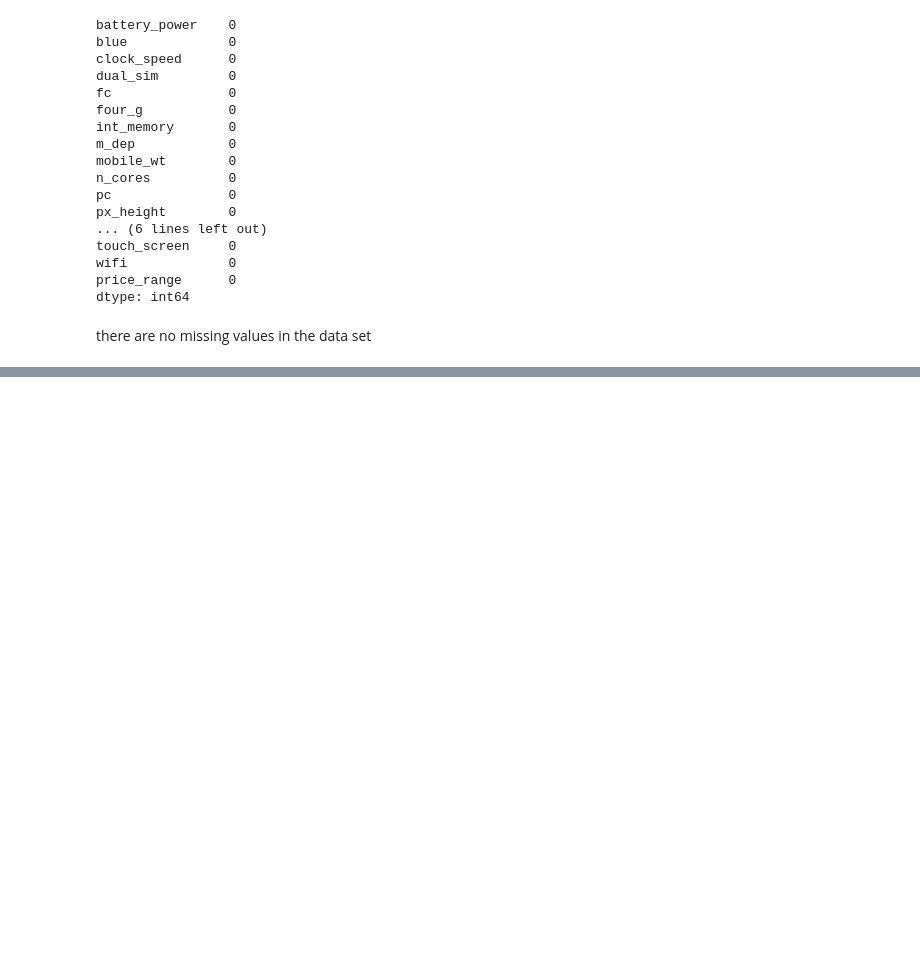
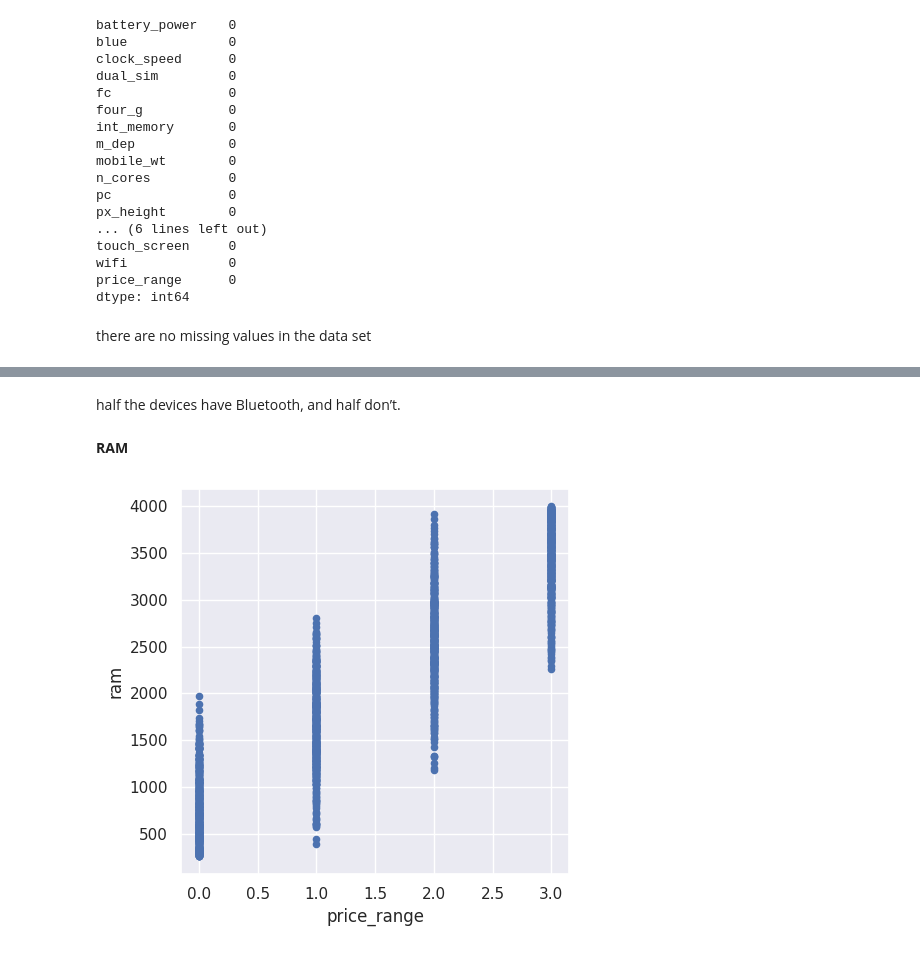
Before and after one commit to VishalKamde/Classification-Project, a Jupyter notebook: Mobile_Price_Range_Prediction_Vishal_Kamde.ipynb, the cells around one changed output, grey strips where cells are left out. Saved outputs shown, nothing was run; the diff lists cells and outputs as text; code cells hidden in the pictures; blank space fills up the shorter version.

```diff
--- a/Mobile_Price_Range_Prediction_Vishal_Kamde.ipynb
+++ b/Mobile_Price_Range_Prediction_Vishal_Kamde.ipynb
@@ -256,0 +291,10 @@ there are no missing values in the data set
+# %% [markdown]
+half the devices have Bluetooth, and half don’t.
+# %% [markdown]
+**RAM**
+# %%
+
+df.plot(x='price_range',y='ram',kind='scatter')
+plt.show()
+# %% [output]
+[figure, added]
```
Also changed, not shown: parts of 22 cells of this notebook.
